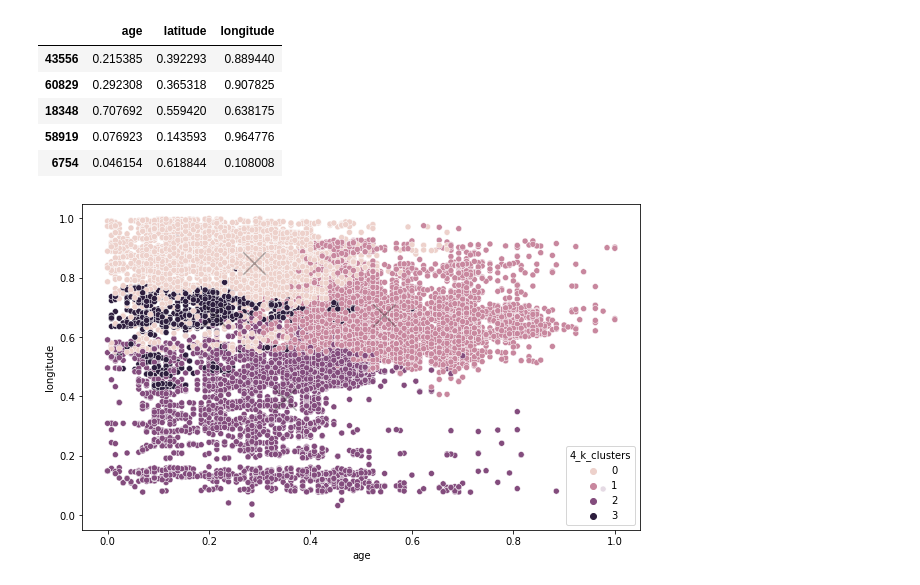
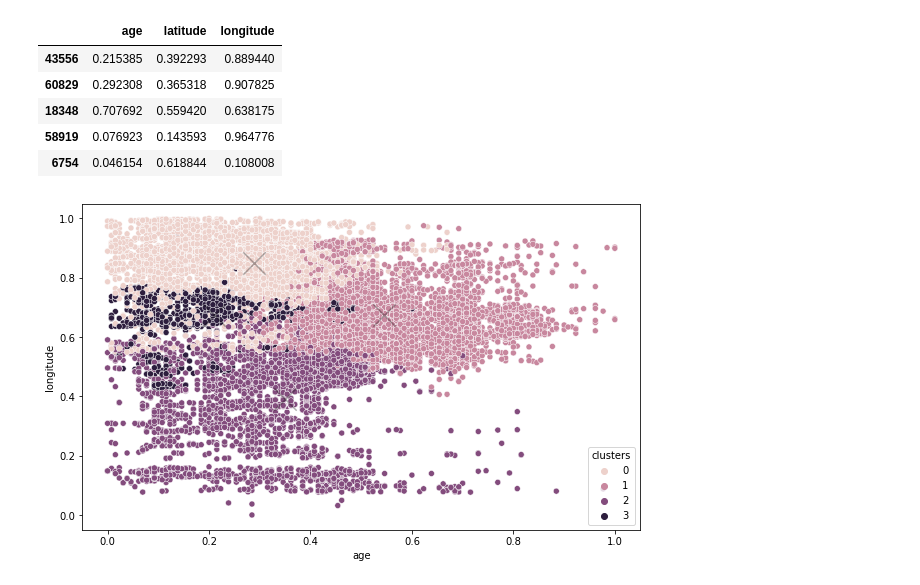
Before and after one commit to HeatherOrtegaMcMillan/Zillow_clustering_project, a Jupyter notebook: initial_notebook.ipynb, the cells around one changed output. Cells and saved outputs as stored; diff of their text form; code cells hidden in the pictures.

```diff
--- a/initial_notebook.ipynb
+++ b/initial_notebook.ipynb
@@ -890,6 +890,7 @@ def makin_clusters(X_df, k, col_name = None ):
     Function takes in scaled dataframe, k number of clusters you want to make
     Optional arguemenet col_name, If none is entered column returned is {k}_k_clusters
     Returns dataframe with column attched and dataframe with centroids (scaled) in it
+    Returns: X_df, centroids_scaled, kmeans
     '''
 
     #make thing
@@ -902,7 +903,7 @@ def makin_clusters(X_df, k, col_name = None ):
 
     if col_name == None:
         #clusters on dataframe
-        X_df[f'{k}_k_clusters'] = kmeans.predict(X_df)
+        X_df['clusters'] = kmeans.predict(X_df)
     else:
         X_df[col_name] = kmeans.predict(X_df)
 
@@ -910,7 +911,7 @@ def makin_clusters(X_df, k, col_name = None ):
     return X_df, centroids_scaled, kmeans
 # %%
 # create kMeans
-X_train, centroids_scaled, kmeans = makin_clusters(X_train_scaled, 4)
+X_train_scaled, centroids_scaled, kmeans = makin_clusters(X_train_scaled, 4)
 # %%
 
 def plot_clusters(x ,y, cluster_col_name, df , kmeans, scaler, centroids):
@@ -918,14 +919,16 @@ def plot_clusters(x ,y, cluster_col_name, df , kmeans, scaler, centroids):
     """ Takes in x and y (variable names as strings, along with returned objects from previous
     function create_cluster and creates a plot"""
 
+    zpalette = ['#1277e1', '#f3ad35', '#0b449c', '#5289e4', '#c3eafb']
+
     plt.figure(figsize=(10, 6))
 
-    sns.scatterplot(x = x, y = y, data = df, hue = cluster_col_name)
+    sns.scatterplot(x = x, y = y, data = df, hue = cluster_col_name, cmap = zpalette)
 
-    centroids.plot.scatter(y=y, x= x, ax=plt.gca(), alpha=.30, s=500, c='black', marker = 'x')
+    centroids.plot.scatter(y=y, x= x, ax=plt.gca(), alpha=.60, s=500, c='black', marker = 'x')
 # %%
-plot_clusters('age', 'longitude', '4_k_clusters', X_train, kmeans, mm_scaler, centroids_scaled)
+plot_clusters('age', 'longitude', 'clusters', X_train_scaled, kmeans, mm_scaler, centroids_scaled)
 # %% [output]
-[figure, old version]
+[figure, new version]
 # %%
 # pick best one
```
Also changed, not shown: parts of 28 cells of this notebook.
